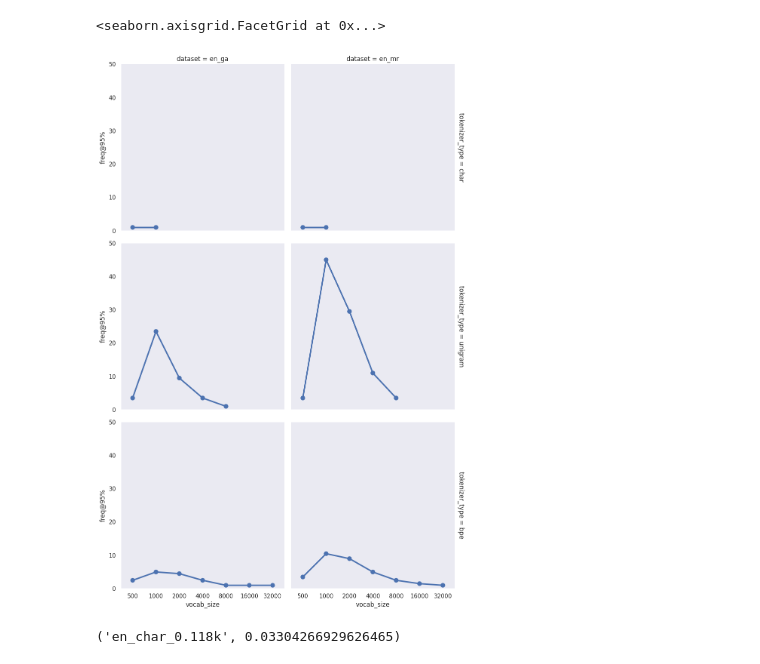
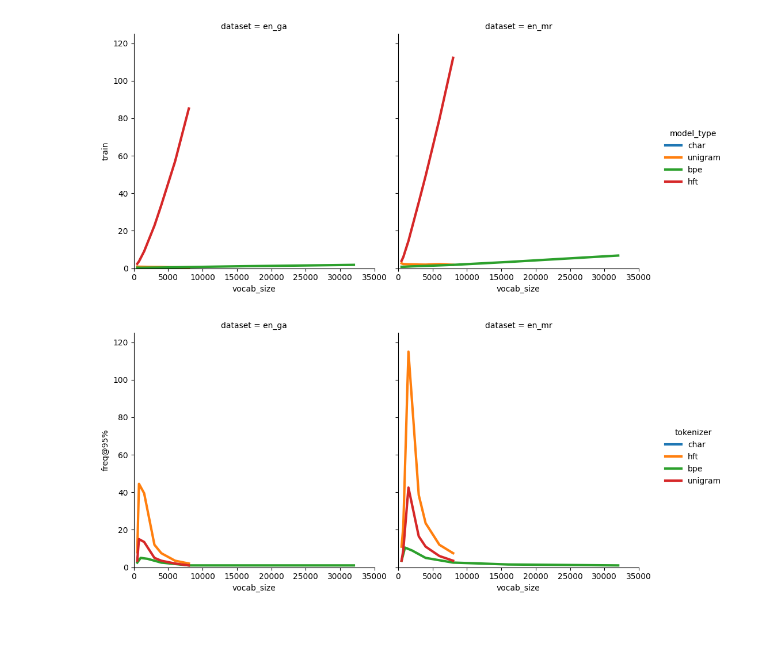
Before and after one commit to edoardosignoroni/hftoks-eval, a Jupyter notebook: plot_test.ipynb, the cells around one changed output. Saved outputs shown, nothing was run; the diff lists cells and outputs as text; code cells hidden in the pictures; blank space fills up the shorter version.

Commit message:
get better plots, check data

```diff
--- a/plot_test.ipynb
+++ b/plot_test.ipynb
@@ -5,12 +5,14 @@ import numpy as np
 import seaborn as sns
 import matplotlib.pyplot as plt
 # %%
-df = pd.read_csv('./df_test.csv', sep='\t')
+time = pd.read_csv('./time_stats.csv', sep='\t')
+freq = pd.read_csv('./freqlen_stats.csv', sep='\t')
 # %%
-g = sns.FacetGrid(df, col='dataset', row="tokenizer_type",
-                  margin_titles=True, height=5, ylim=(0, 50), xlim=(0, 48000))
-g.map(sns.pointplot, "vocab_size", "freq@95%", ci=None)
+g = sns.FacetGrid(df, col='dataset', hue="model_type",
+                  margin_titles=True, height=5, aspect=5/5, ylim=(0, 125), xlim=(0, 35000), palette='tab10')
+g.map(sns.lineplot, "vocab_size", "train", ci=None, linewidth=3)
+#g.map(sns.lineplot, "vocab_size", "token", ci=None, linewidth=3)
 g.add_legend()
+g.savefig('./train_time.png')
 # %% [output]
-<seaborn.axisgrid.FacetGrid at 0x...>
-[figure, old version]
+[figure, new version]
@@ -19,4 +18,0 @@ time_stats = ast.literal_eval(open('./time_stats.txt').read())
-# %%
-time_stats['en_ga'][0][0][0] # dataset : [char, unigram, bpe][train, token][src, tgt]
-# %% [output]
-('en_char_0.118k', 0.03304266929626465)
@@ -28,0 +19,8 @@ for key in time_stats.keys():
+# %%
+g2 = sns.FacetGrid(freq, col='dataset', hue="tokenizer",
+                  margin_titles=True, height=5, ylim=(0, 125), xlim=(0, 35000),  palette='tab10')
+g2.map(sns.lineplot, "vocab_size", "freq@95%", ci=None, linewidth=3)
+g2.add_legend()
+g2.savefig('./freq@95%.png')
+# %% [output]
+[figure, added]
```
Also changed, not shown: parts of 3 cells of this notebook, 30 other files.
